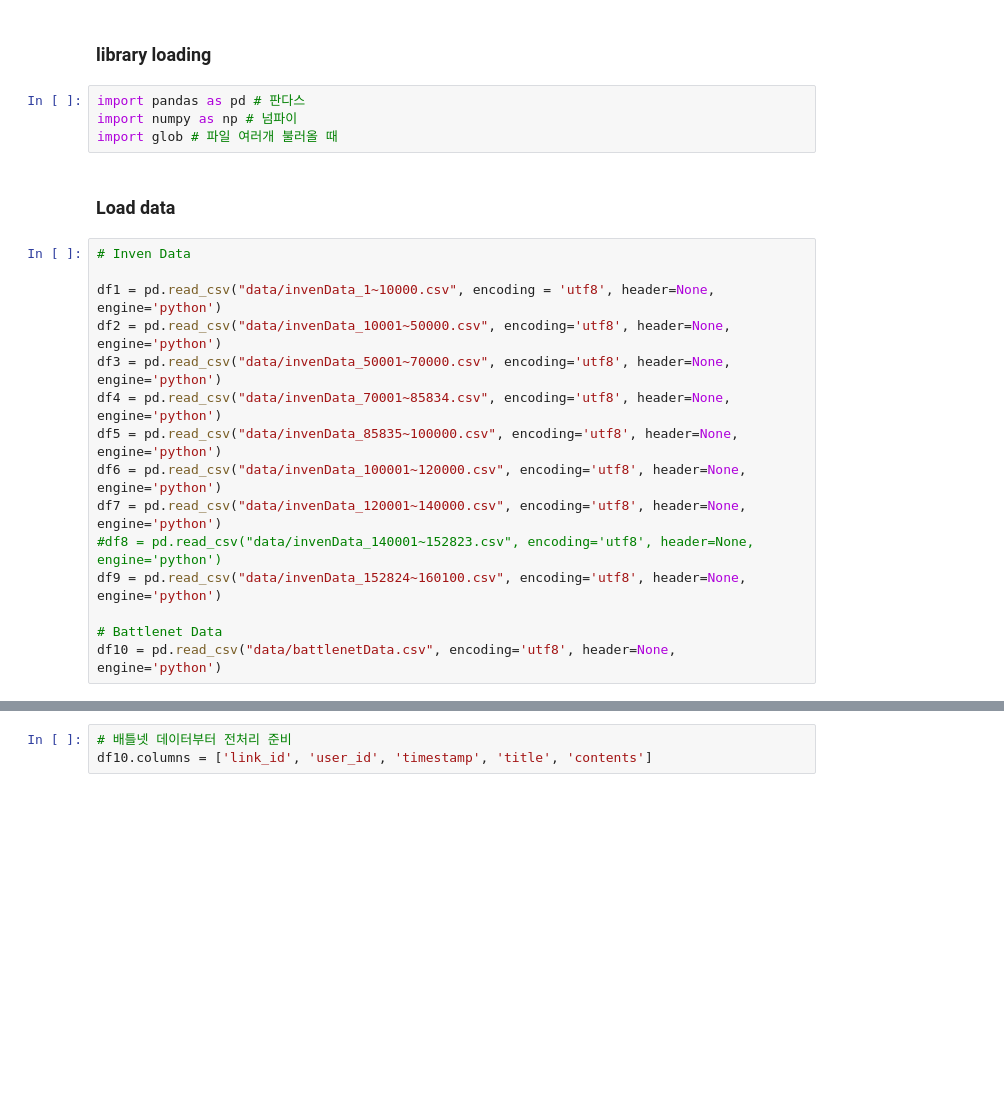
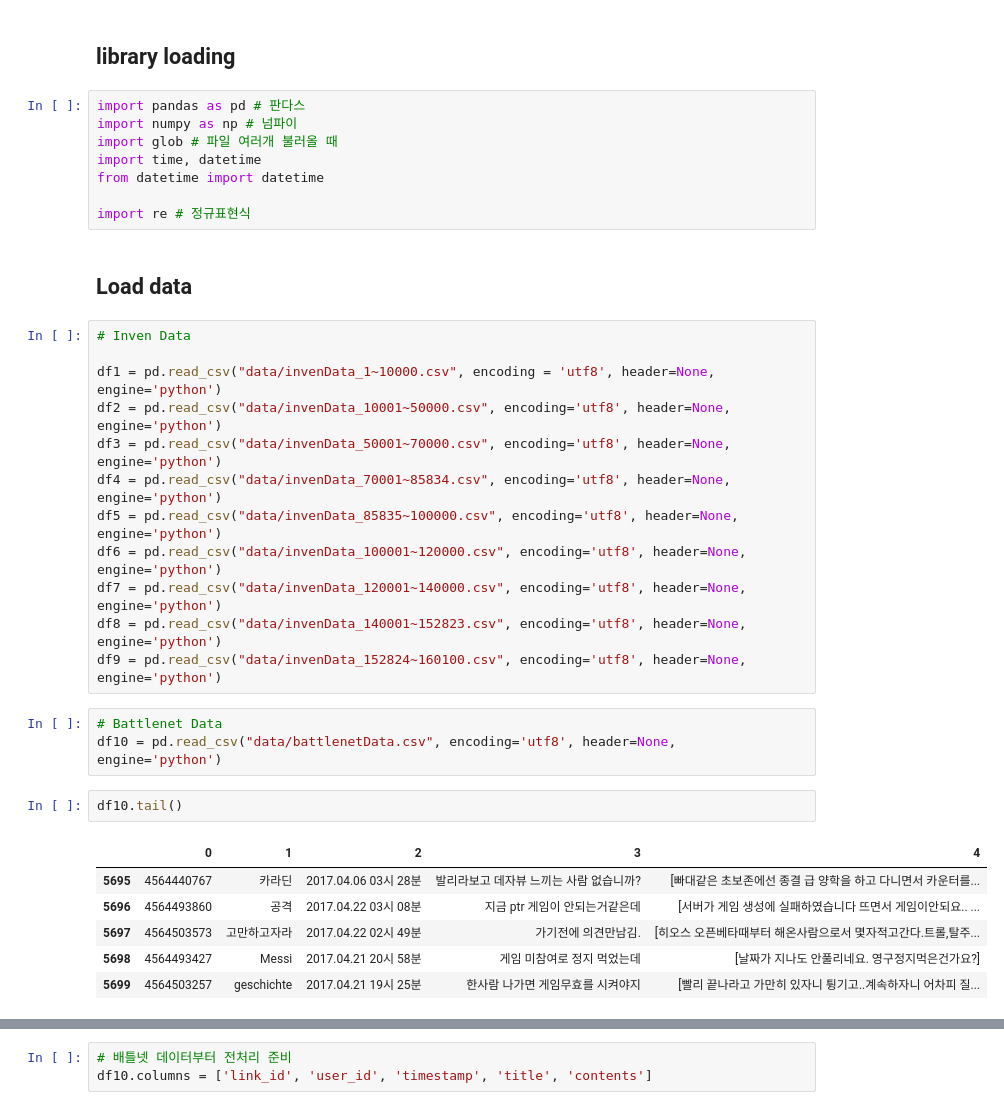
Before and after one commit to lovablebaby/userRequirementAnalysis, a Jupyter notebook: data_preprocessing.ipynb, the cells around one changed output, grey strips where cells are left out. Cells and saved outputs as stored; diff of their text form; blank space fills up the shorter version.

```diff
--- a/data_preprocessing.ipynb
+++ b/data_preprocessing.ipynb
@@ -1,11 +1,15 @@
 # %% [markdown]
-### library loading
+## library loading
 # %%
 import pandas as pd # 판다스
 import numpy as np # 넘파이
 import glob # 파일 여러개 불러올 때
+import time, datetime
+from datetime import datetime
+
+import re # 정규표현식
 # %% [markdown]
-### Load data
+## Load data
 # %%
 # Inven Data
 
@@ -16,9 +20,18 @@ df4 = pd.read_csv("data/invenData_70001~85834.csv", encoding='utf8', header=None
 df5 = pd.read_csv("data/invenData_85835~100000.csv", encoding='utf8', header=None, engine='python')
 df6 = pd.read_csv("data/invenData_100001~120000.csv", encoding='utf8', header=None, engine='python')
 df7 = pd.read_csv("data/invenData_120001~140000.csv", encoding='utf8', header=None, engine='python')
-#df8 = pd.read_csv("data/invenData_140001~152823.csv", encoding='utf8', header=None, engine='python')
+df8 = pd.read_csv("data/invenData_140001~152823.csv", encoding='utf8', header=None, engine='python')
 df9 = pd.read_csv("data/invenData_152824~160100.csv", encoding='utf8', header=None, engine='python')
-
-# Battlenet Data
-df10 = pd.read_csv("data/battlenetData.csv", encoding='utf8', header=None, engine='python')
+# %%
+# Battlenet Data
+df10 = pd.read_csv("data/battlenetData.csv", encoding='utf8', header=None, engine='python')
+# %%
+df10.tail()
+# %% [output]
+|  | 0 | 1 | 2 | 3 | 4 |
+| 5695 | 4564440767 | 카라딘 | 2017.04.06 03시 28분 | 발리라보고 데자뷰 느끼는 사람 없습니까? | [빠대같은 초보존에선 종결 급 양학을 하고 다니면서 카운터를... |
+| 5696 | 4564493860 | 공격 | 2017.04.22 03시 08분 | 지금 ptr 게임이 안되는거같은데 | [서버가 게임 생성에 실패하였습니다 뜨면서 게임이안되요.. ... |
+| 5697 | 4564503573 | 고만하고자라 | 2017.04.22 02시 49분 | 가기전에 의견만남김. | [히오스 오픈베타때부터 해온사람으로서 몇자적고간다.트롤,탈주... |
+| 5698 | 4564493427 | Messi | 2017.04.21 20시 58분 | 게임 미참여로 정지 먹었는데 | [날짜가 지나도 안풀리네요. 영구정지먹은건가요?] |
+| 5699 | 4564503257 | geschichte | 2017.04.21 19시 25분 | 한사람 나가면 게임무효를 시켜야지 | [빨리 끝나라고 가만히 있자니 튕기고..계속하자니 어차피 질... |
 # %% [markdown]
```
Also changed, not shown: parts of 24 cells of this notebook, 1 other file.
